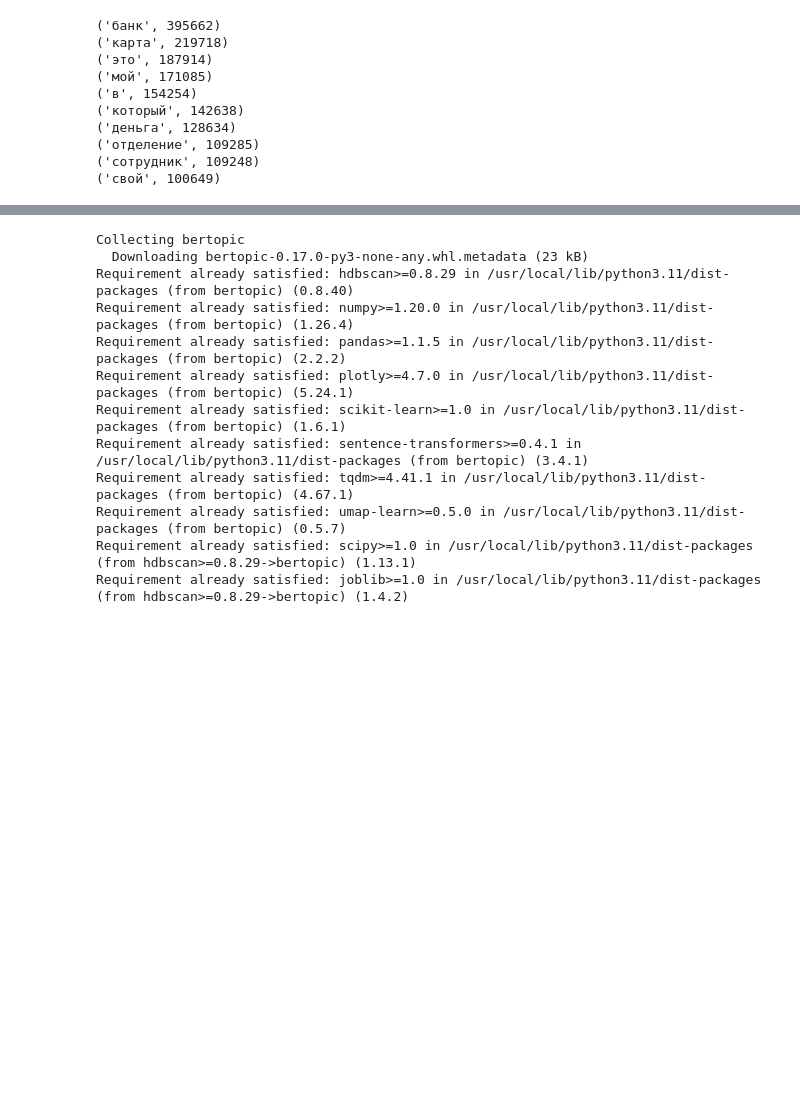
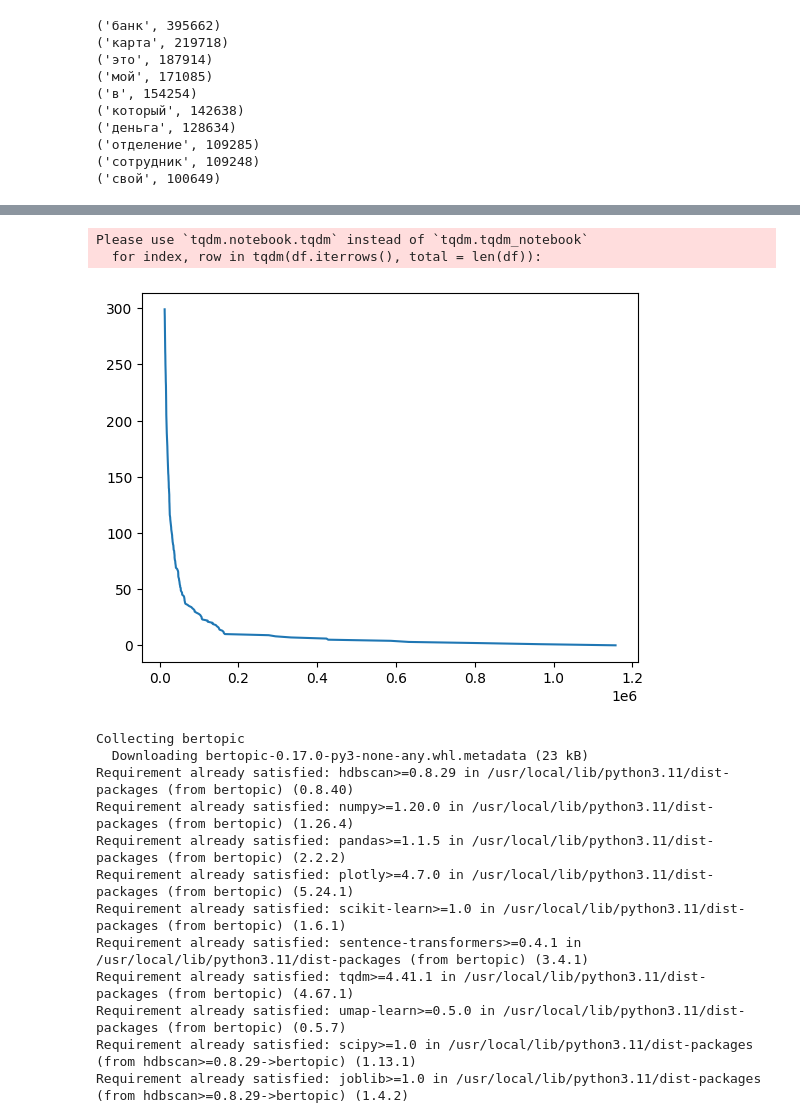
Before and after one commit to OVP2023/NLP, a Jupyter notebook: NLP_DZ1_v2.ipynb, the cells around one changed output, grey strips where cells are left out. Drawn from its saved outputs; the diff is of its cells as text; code cells hidden in the pictures; blank space fills up the shorter version.

```diff
--- a/NLP_DZ1_v2.ipynb
+++ b/NLP_DZ1_v2.ipynb
@@ -245,10 +243,25 @@ dfpar.head(5)
 | 4 | г. Челябинск | False | Верните денежные средства за стра... | 1 | лицензия № 2766 | anfisa-2003 | ОТП Банк | 2015-06-05 10:58:12 | ... |
 # %%
 #1.4 Кривая Ципфа
+#word_count('text')
+
 cnt = Counter()
+n_types = []
+n_tokens = []
+tokens = []
+for index, row in tqdm(df.iterrows(), total = len(df)):
+    tokens = row['text'].split()
+    cnt.update(tokens)
+    n_types.append(len(cnt))
+    n_tokens.append(sum(cnt.values()))
+
 freqs = list(cnt.values())
 freqs = sorted(freqs, reverse = True)
 
 fig, ax = plt.subplots()
 ax.plot(freqs[:300], range(300))
 plt.show()
+# %% [output]
+Please use `tqdm.notebook.tqdm` instead of `tqdm.tqdm_notebook`
+  for index, row in tqdm(df.iterrows(), total = len(df)):
+[figure, added]
```
Also changed, not shown: parts of 3 cells of this notebook.
